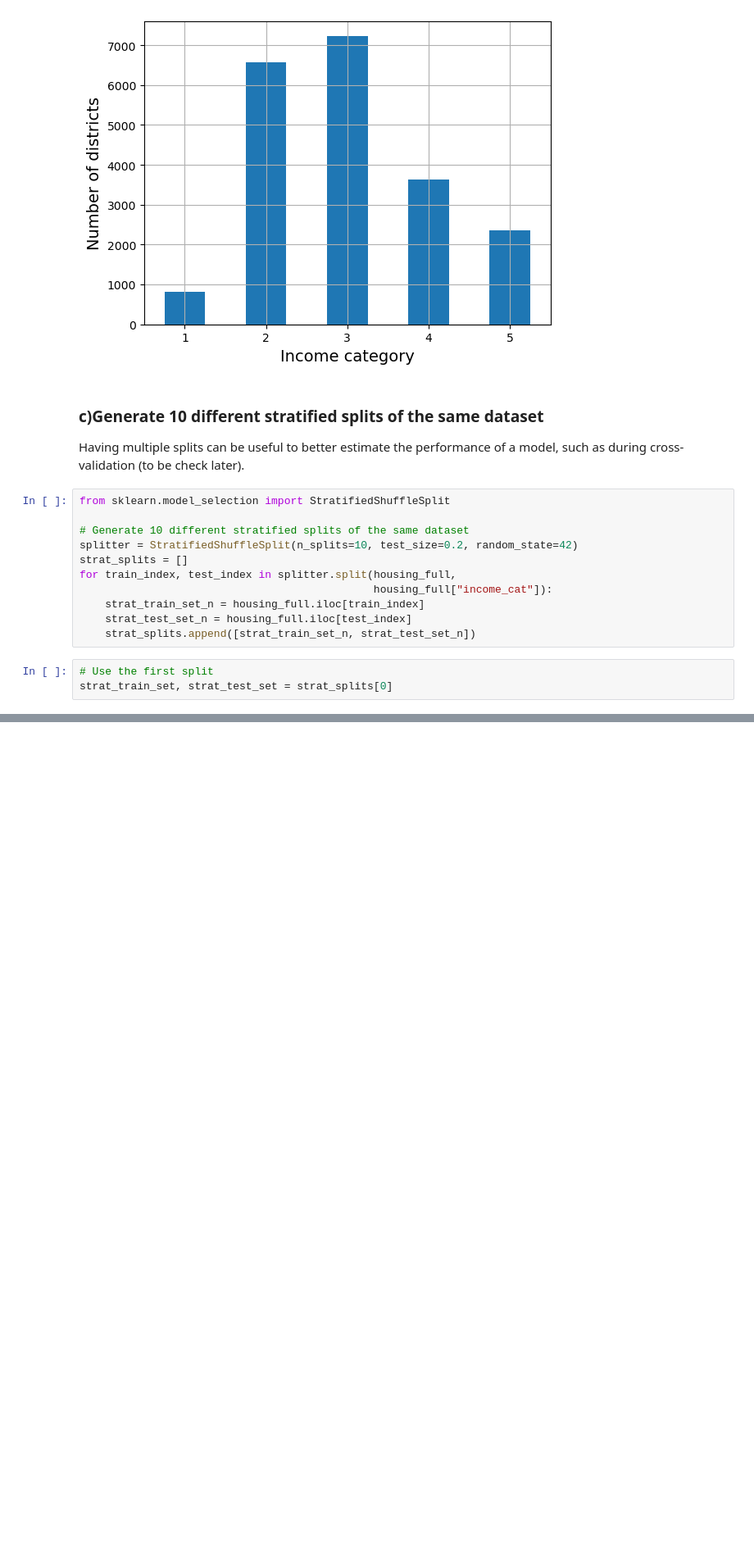
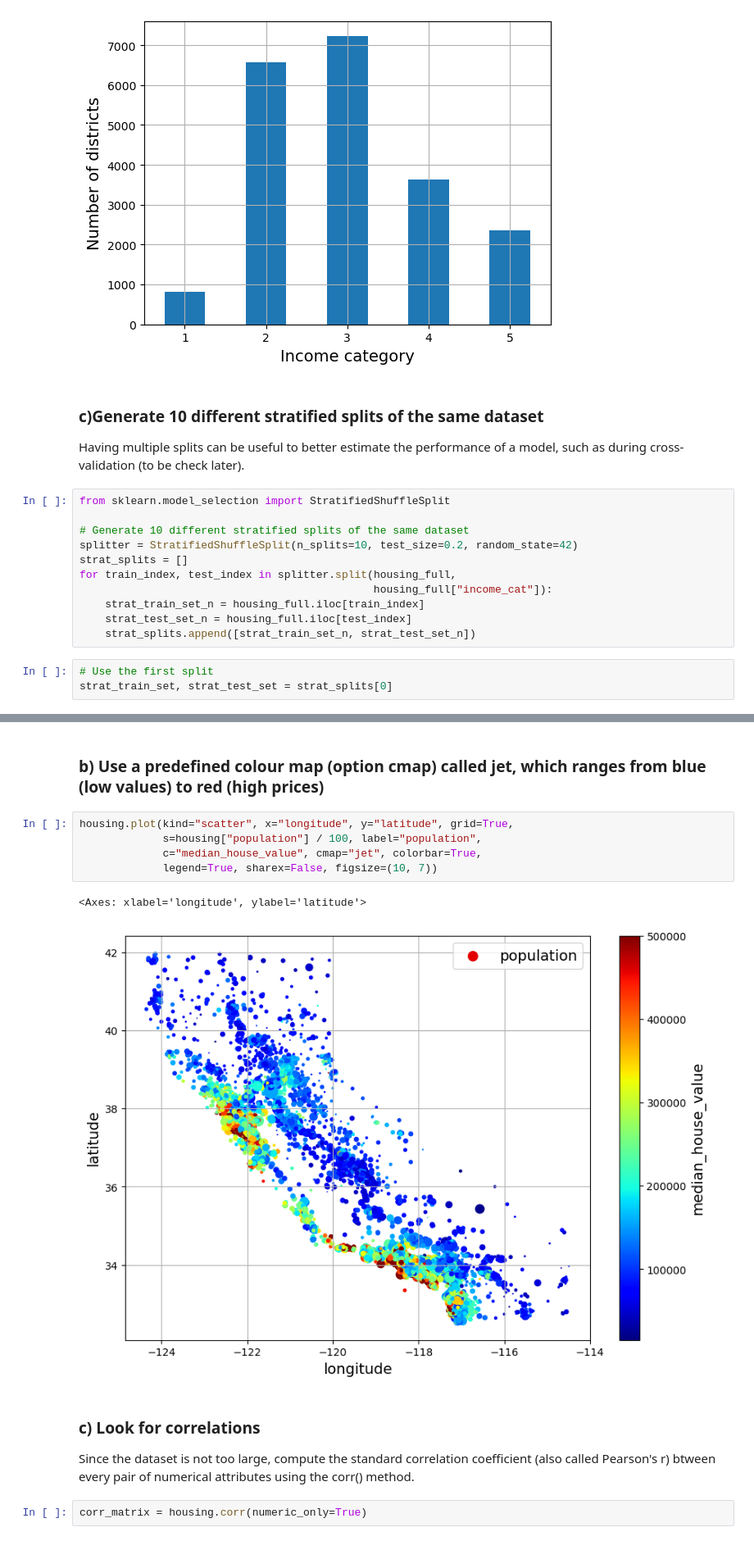
Before and after one commit to chrisanich/HOML_2026, a Jupyter notebook: 02_end_to_end_machine_learning_project.ipynb, the cells around one changed output, grey strips where cells are left out. Shown at 82% size. Cells and saved outputs as stored; diff of their text form; blank space fills up the shorter version.

Commit message:
Update notebook 1 (check correlation and covariance of the dataset), and create README.md file

```diff
--- a/02_end_to_end_machine_learning_project.ipynb
+++ b/02_end_to_end_machine_learning_project.ipynb
@@ -235,0 +274,15 @@ Name: count, dtype: float64
+# %% [markdown]
+### b) Use a predefined colour map (option cmap) called jet, which ranges from blue (low values) to red (high prices)
+# %%
+housing.plot(kind="scatter", x="longitude", y="latitude", grid=True,
+             s=housing["population"] / 100, label="population",
+             c="median_house_value", cmap="jet", colorbar=True,
+             legend=True, sharex=False, figsize=(10, 7))
+# %% [output]
+<Axes: xlabel='longitude', ylabel='latitude'>
+[figure, added]
+# %% [markdown]
+### c) Look for correlations
+Since the dataset is not too large, compute the standard correlation coefficient (also called Pearson's r) btween every pair of numerical attributes using the corr() method.
+# %%
+corr_matrix = housing.corr(numeric_only=True)
```
Also changed, not shown: parts of 16 cells of this notebook, 2 other files.
